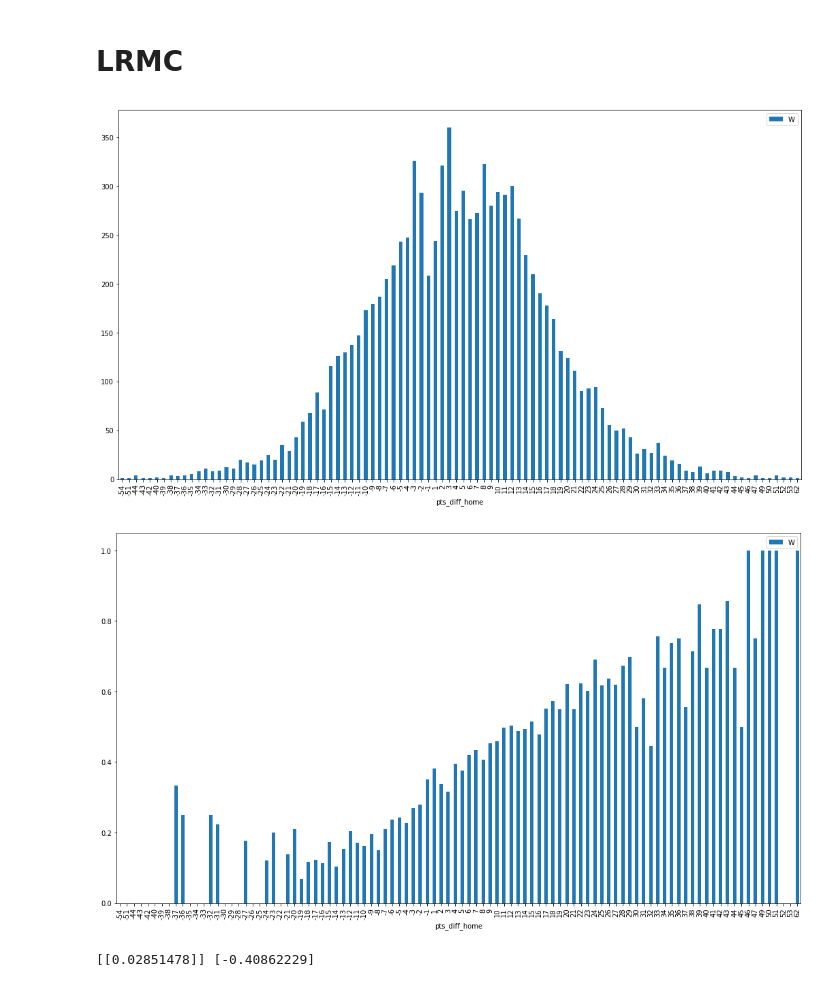
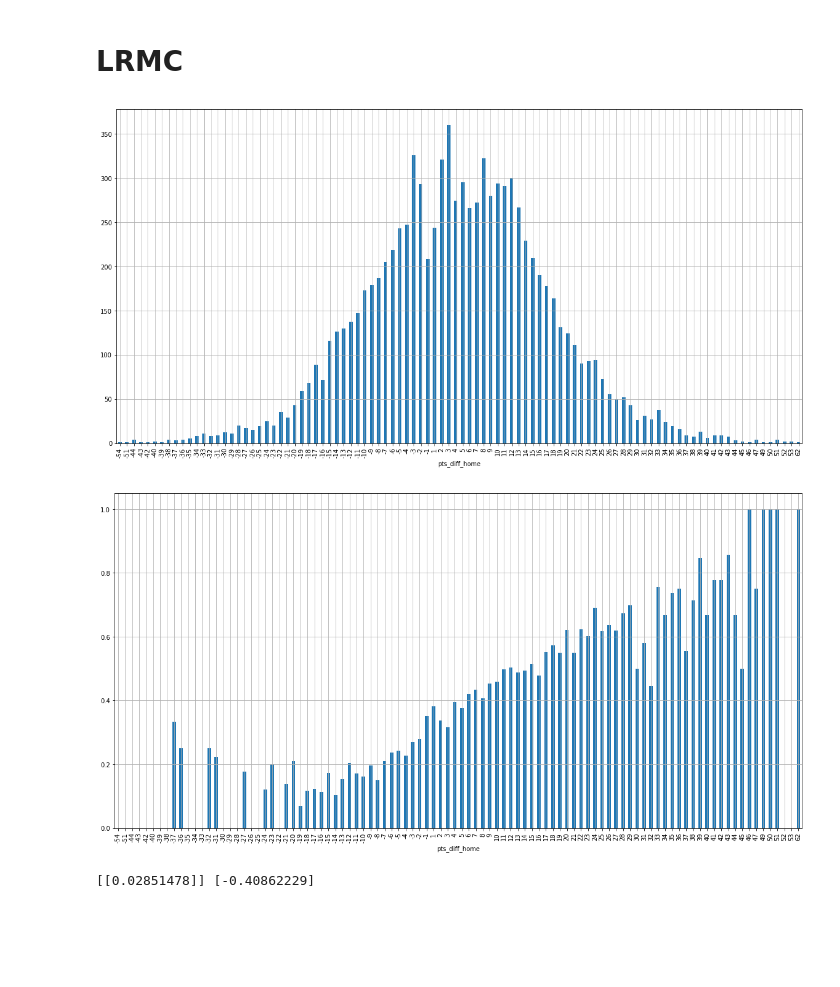
Before and after one commit to ettoredangelo/LRMC, a Jupyter notebook: LRMC.ipynb, the cells around one changed output. Cells and saved outputs as stored; diff of their text form; code cells hidden in the pictures; blank space fills up the shorter version.

```diff
--- a/LRMC.ipynb
+++ b/LRMC.ipynb
@@ -10,22 +10,22 @@ from utils import home_and_home_data
 # %%
-data = home_and_home_data([i for i in range(2000, 2004)])
+data = get_home_and_home_data([i for i in range(2000, 2004)], ot=False)
 # %%
 df = data.copy()
 del df['pts_diff_away']
 # %%
 df_count = df.groupby(["pts_diff_home"]).count()
 # %%
-df_count.plot(kind='bar', figsize = (18, 10))
+df_count.plot(kind='bar', figsize = (20, 10), grid=True, legend=False)
 plt.show()
 # %% [output]
-[figure, old version]
+[figure, new version]
 # %%
 df_mean = df.groupby(["pts_diff_home"]).mean()
 # %%
-df_mean.plot(kind='bar', figsize = (18, 10))
+df_mean.plot(kind='bar', figsize = (20, 10), grid=True, legend=False)
 plt.show()
 # %% [output]
-[figure, old version]
+[figure, new version]
 # %%
 X = data["pts_diff_home"].values.reshape(-1, 1)
 y = data["W"].values.ravel()
```
Also changed, not shown: parts of 2 cells of this notebook, 1 other file.
